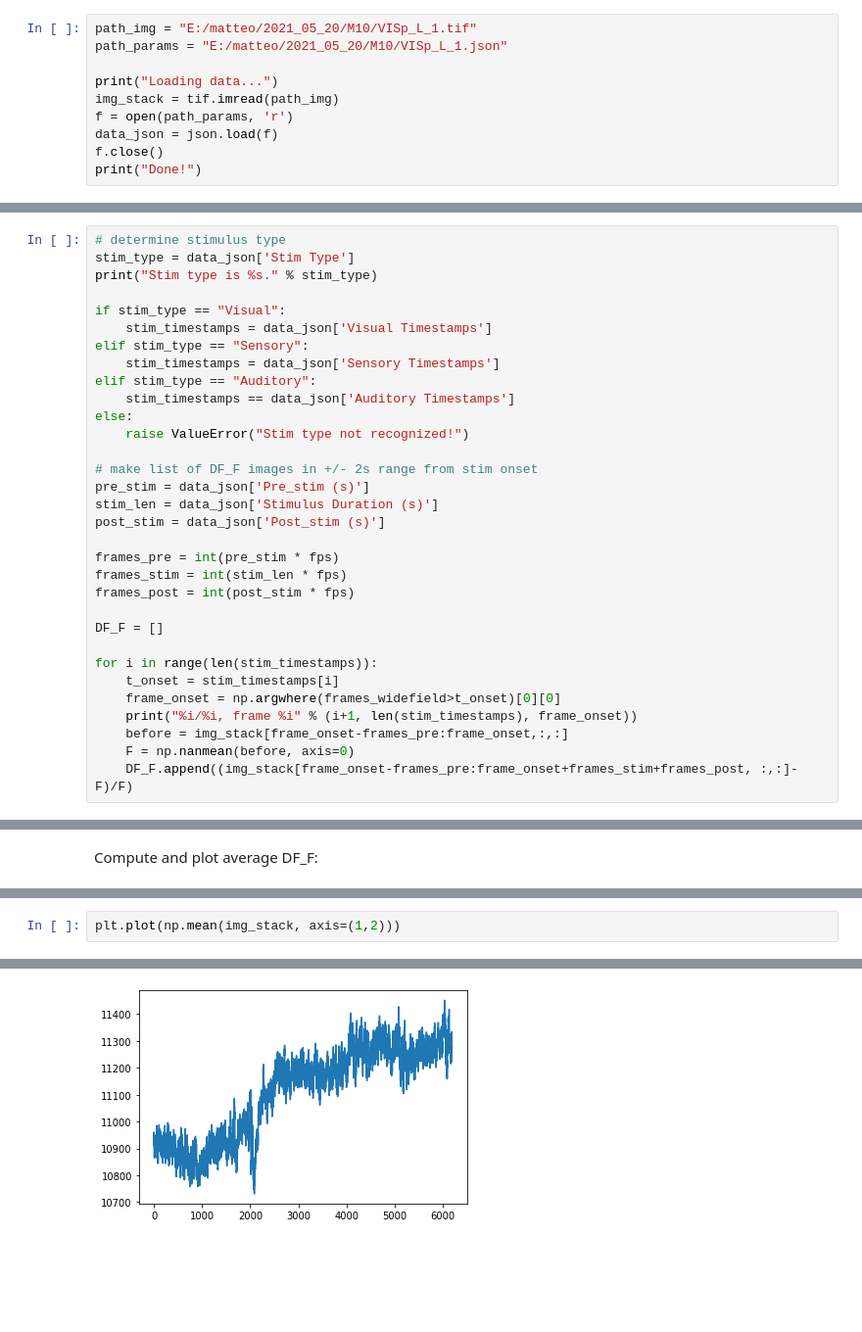
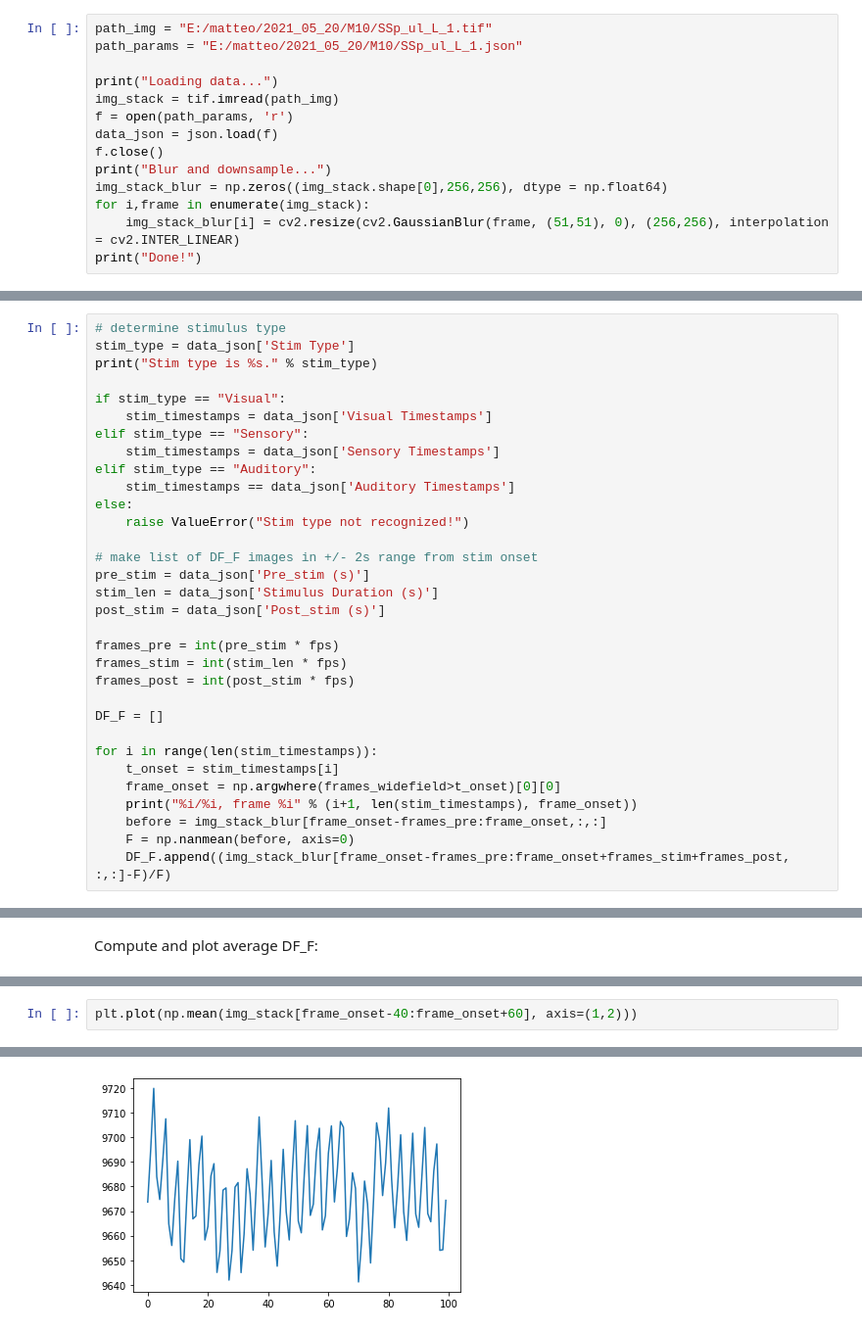
Before and after one commit to mattpanzeri/sensory_mapping, a Jupyter notebook: Scripts/compute_dff.ipynb, the cells around one changed output, grey strips where cells are left out. Shown at 98% size. Drawn from its saved outputs; the diff is of its cells as text; blank space fills up the shorter version.

```diff
--- a/Scripts/compute_dff.ipynb
+++ b/Scripts/compute_dff.ipynb
@@ -7,14 +7,18 @@ import cv2
 # %% [markdown]
 Put data paths here:
 # %%
-path_img = "E:/matteo/2021_05_20/M10/VISp_L_1.tif"
-path_params = "E:/matteo/2021_05_20/M10/VISp_L_1.json"
+path_img = "E:/matteo/2021_05_20/M10/SSp_ul_L_1.tif"
+path_params = "E:/matteo/2021_05_20/M10/SSp_ul_L_1.json"
 
 print("Loading data...")
 img_stack = tif.imread(path_img)
 f = open(path_params, 'r')
 data_json = json.load(f)
 f.close()
+print("Blur and downsample...")
+img_stack_blur = np.zeros((img_stack.shape[0],256,256), dtype = np.float64)
+for i,frame in enumerate(img_stack):
+    img_stack_blur[i] = cv2.resize(cv2.GaussianBlur(frame, (51,51), 0), (256,256), interpolation = cv2.INTER_LINEAR)
 print("Done!")
 # %% [output]
 Loading data...
@@ -86,7 +91,7 @@ for i in range(len(stim_timestamps)):
     t_onset = stim_timestamps[i]
     frame_onset = np.argwhere(frames_widefield>t_onset)[0][0]
     print("%i/%i, frame %i" % (i+1, len(stim_timestamps), frame_onset))
-    before = img_stack[frame_onset-frames_pre:frame_onset,:,:]
+    before = img_stack_blur[frame_onset-frames_pre:frame_onset,:,:]
     F = np.nanmean(before, axis=0)
-    DF_F.append((img_stack[frame_onset-frames_pre:frame_onset+frames_stim+frames_post, :,:]-F)/F)
+    DF_F.append((img_stack_blur[frame_onset-frames_pre:frame_onset+frames_stim+frames_post, :,:]-F)/F)
 # %% [output]
@@ -154,5 +170,5 @@ plt.colorbar()
 # %%
-plt.plot(np.mean(img_stack, axis=(1,2)))
+plt.plot(np.mean(img_stack[frame_onset-40:frame_onset+60], axis=(1,2)))
 # %% [output]
 [<matplotlib.lines.Line2D at 0x...>]
-[figure, old version]
+[figure, new version]
```
Also changed, not shown: parts of 12 cells of this notebook.
